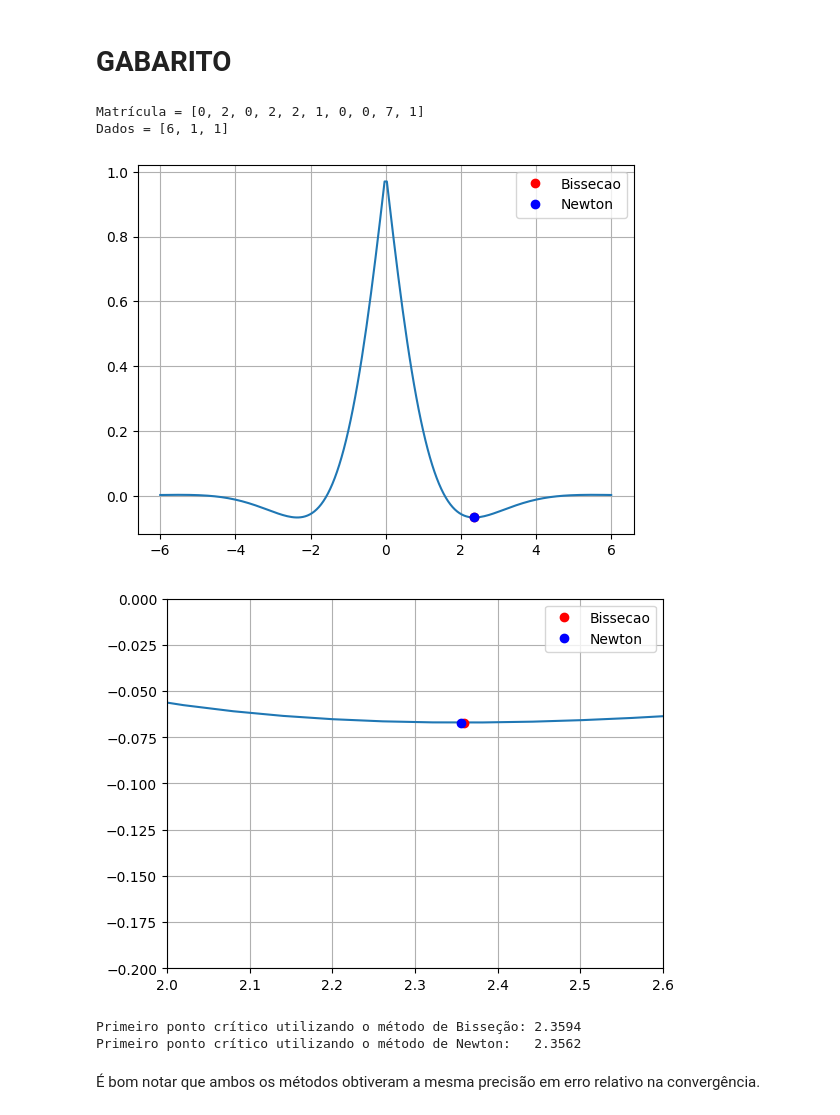
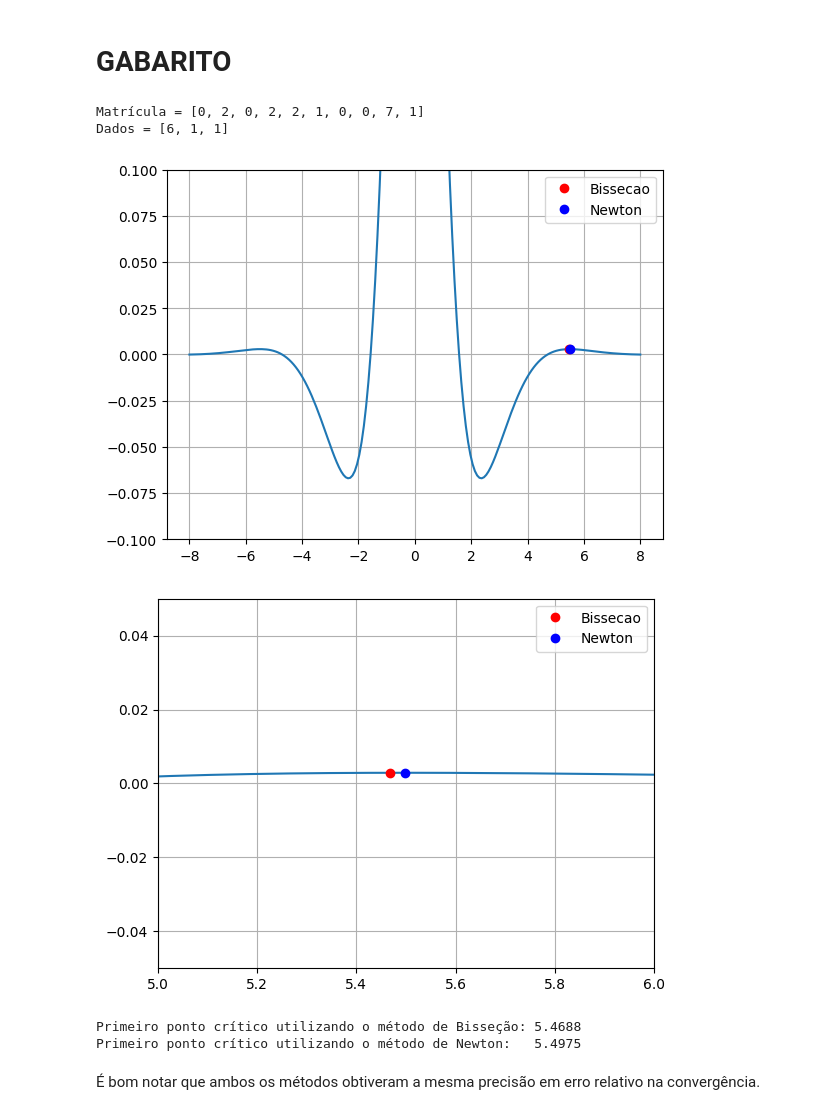
Before and after one commit to SunkPlane29/metodos_num, a Jupyter notebook: 24_1s_MTM1013T11_Q01_AndreGoncalvesdaSilva.ipynb, the cells around one changed output. Saved outputs shown, nothing was run; the diff lists cells and outputs as text; code cells hidden in the pictures.

```diff
--- a/24_1s_MTM1013T11_Q01_AndreGoncalvesdaSilva.ipynb
+++ b/24_1s_MTM1013T11_Q01_AndreGoncalvesdaSilva.ipynb
@@ -170,7 +170,7 @@ plt.show()
 # %%
 eps = 1e-2
-pointsbiss = bissecao(derf, 2.0, 2.5, eps)
-pointsnewt = newton(derf, der2f, 2.5, eps)
+pointsbiss = bissecao(derf, 4.0, 6.0, eps)
+pointsnewt = newton(derf, der2f, 5.0, eps)
 
 print("------ METODO DA BISSECAO -------")
 print(tabulate(pointsbiss, headers=headersbiss, floatfmt=".8f"))
@@ -198,36 +199,37 @@ print(tabulate(pointsnewt, headers=headersnewt, floatfmt=".8f"))
 # %%
 print("Matrícula = {}".format([d1, d2, d3, d4, d5, d6, d7, d8, d9, d10]))
 print("Dados = {}".format([aux, p, q]))
 
 fvectorized = np.vectorize(f)
 
-x = np.linspace(-6, 6, 200)
+x = np.linspace(-8, 8, 200)
 y = fvectorized(x)
 
 plt.plot(x, y)
 plt.plot(pointsbiss[-1][3], f(pointsbiss[-1][3]), 'o', label='Bissecao', color='red')
 plt.plot(pointsnewt[-1][2], f(pointsnewt[-1][2]), 'o', label='Newton', color='blue')
+plt.ylim(-0.1, 0.1)
 plt.legend()
 plt.grid()
 plt.show()
 
 plt.plot(x, y)
-plt.xlim(2, 2.6)
-plt.ylim(-0.2, 0)
+plt.xlim(5, 6)
+plt.ylim(-0.05, 0.05)
 plt.plot(pointsbiss[-1][3], f(pointsbiss[-1][3]), 'o', label='Bissecao', color='red')
 plt.plot(pointsnewt[-1][2], f(pointsnewt[-1][2]), 'o', label='Newton', color='blue')
 plt.legend()
 plt.grid()
 plt.show()
 
 print("Primeiro ponto crítico utilizando o método de Bisseção: %.4f"%(pointsbiss[-1][3]))
 print("Primeiro ponto crítico utilizando o método de Newton:   %.4f"%(pointsnewt[-1][2]))
 # %% [output]
 Matrícula = [0, 2, 0, 2, 2, 1, 0, 0, 7, 1]
 Dados = [6, 1, 1]
-[figure, old version]
+[figure, new version]
-[figure, old version]
+[figure, new version]
-Primeiro ponto crítico utilizando o método de Bisseção: 2.3594
-Primeiro ponto crítico utilizando o método de Newton:   2.3562
+Primeiro ponto crítico utilizando o método de Bisseção: 5.4688
+Primeiro ponto crítico utilizando o método de Newton:   5.4975
 # %% [markdown]
 É bom notar que ambos os métodos obtiveram a mesma precisão em erro relativo na convergência.
```
Also changed, not shown: parts of 2 cells of this notebook, 1 other file.
